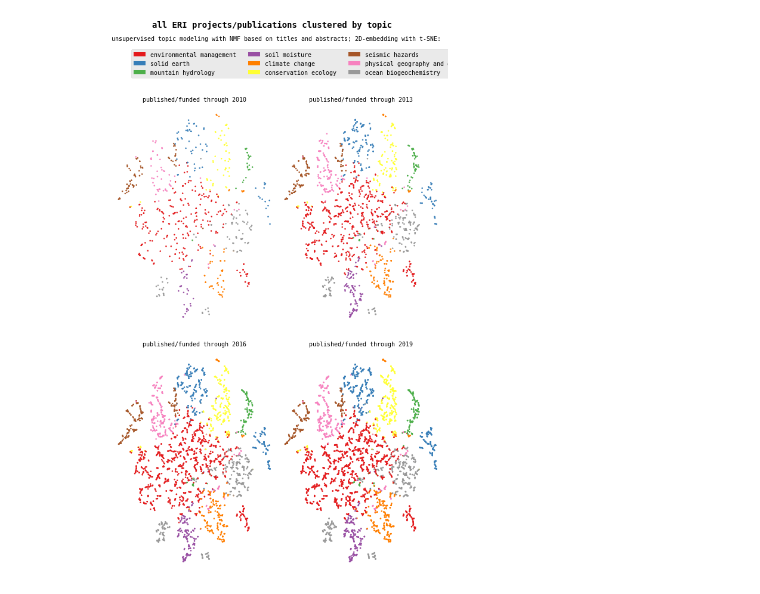
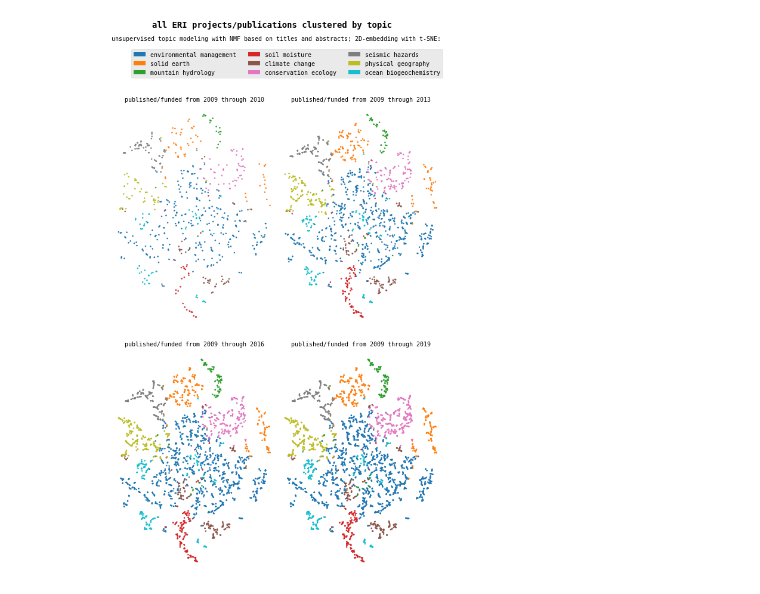
Before and after one commit to saralafia/ERI-maps, a Jupyter notebook: ERI-spatializations.ipynb, the cells around one changed output. Saved outputs shown, nothing was run; the diff lists cells and outputs as text; code cells hidden in the pictures.

```diff
--- a/ERI-spatializations.ipynb
+++ b/ERI-spatializations.ipynb
@@ -22,10 +35,9 @@ import matplotlib.patches as mpatches
 # %%
-# DATA Read in documents (articles, projects) from csv; combine title and abstract for topic model
-# TO DO: check/drop duplicates by title
+# DATA Read documents (articles, projects) from csv; create text column 'combined' (title, abstract)
 print("Loading documents")
+df = pd.read_csv("data/ERI-combined-full-2009-2019.csv")
+df['combined'] = df['title'].astype(str) + ' ' + df['abstract'].astype(str)
 print(len(df))
-df = pd.read_csv("data/ERI-combined-full-2009-2019.csv")
-df['combined'] = docs['title'].astype(str) + ' ' + docs['abstract'].astype(str)
 df.head()
 # %% [output]
 Loading documents
@@ -97,8 +123,7 @@ ocean carbon co2 phytoplankton global color optical organic export surface
 # %%
 # TOPIC MODEL transform tfidf-matrix into nmf-embedding to find document titles/authors most associated per topic
 nmf_embedding = nmf.transform(tfidf)
-
-top_idx = np.argsort(nmf_embedding,axis=0)[-5:]
+top_idx = np.argsort(nmf_embedding,axis=0)[-3:]
 
 count = 0
 for idxs in top_idx.T:
@@ -134,6 +159,6 @@ topics = ['environmental management',
           'climate change',
           'conservation ecology',
           'seismic hazards',
-          'physical geography and geology',
+          'physical geography',
           'ocean biogeochemistry']
 # %%
@@ -158,24 +183,25 @@ Documents to be embedded and visualized:
 # %%
-# VISUALIZE optional - create legend with custom symbology
+# VISUALIZE t-SNE, matplotlib; optional - create legend with custom symbology
 # plt.style.use('ggplot')
 
 # fig, axs = plt.subplots(1,1, figsize=(5, 5), facecolor='w', edgecolor='k')
 # fig.subplots_adjust(hspace = .1, wspace=.001)
 
-# legend_list = []
+legend_list = []
 
 # data = tsne_embedding
-# scatter = plt.scatter(data=data,x='x',y='y',s=4,c=data['hue'],cmap="Set1")
+# scatter = plt.scatter(data=data,x='x',y='y',s=4,c=data['hue'],cmap="Set2")
 # plt.axis('off')
 # plt.show()
 
-# colors = []
-# for i in range(len(topics)):
-#     idx = np.where(data['hue']==i)[0][0]
-#     color = scatter.get_facecolors()[idx]
-#     colors.append(color)
-#     legend_list.append(mpatches.Ellipse((0, 0), 1, 1, fc=color))
+colors = []
+for i in range(len(topics)):
+    idx = np.where(data['hue']==i)[0][0]
+    color = scatter.get_facecolors()[idx]
+    colors.append(color)
+    legend_list.append(mpatches.Ellipse((0, 0), 1, 1, fc=color))
 
+# # optional - hardcode colors in t-SNE plot
 # colors = np.array([[ 0.89411765,  0.10196079,  0.10980392,  1. ],
 #  [ 0.22685121,  0.51898501,  0.66574396,  1. ],
 #  [ 0.38731259,  0.57588621,  0.39148022,  1. ],
@@ -192,29 +218,29 @@ Documents to be embedded and visualized:
 #     color = colors[i]
 #     legend_list.append(mpatches.Ellipse((0, 0), 1, 1, fc=color))
 # %%
-# VISUALIZE show documents clustered by topic and color-coded by most-representative topic
+# VISUALIZE t-SNE, matplotlib; show documents clustered by topic and color-coded by most-representative topic
 matplotlib.rc('font',family='monospace')
 plt.style.use('ggplot')
 
 fig, axs = plt.subplots(2,2, figsize=(10, 15), facecolor='w', edgecolor='k')
 fig.subplots_adjust(hspace = .1, wspace=0)
 
 axs = axs.ravel()
 
 count = 0
 legend = []
 for year, idx in zip([2010,2013,2016,2019], range(4)):
     data = tsne_embedding[df['start_year']<=year]
-    scatter = axs[idx].scatter(data=data,x='x',y='y',s=4,c=data['hue'],cmap="Set1")
-    axs[idx].set_title('published/funded through {}'.format(year),**{'fontsize':'10'})
+    scatter = axs[idx].scatter(data=data,x='x',y='y',s=4,c=data['hue'],cmap="tab10")
+    axs[idx].set_title('published/funded from 2009 through {}'.format(year),**{'fontsize':'10'})
     axs[idx].axis('off')
 
 plt.suptitle("all ERI projects/publications clustered by topic",**{'fontsize':'14','weight':'bold'})
 plt.figtext(.51,0.95,'unsupervised topic modeling with NMF based on titles and abstracts; 2D-embedding with t-SNE:', **{'fontsize':'10','weight':'light'}, ha='center')
 
 fig.legend(legend_list,topics,loc=(0.1,0.89),ncol=3)
 plt.subplots_adjust(top=0.85)
 
 plt.show()
 # %% [output]
-[figure, old version]
+[figure, new version]
```
Also changed, not shown: parts of 7 cells of this notebook, 2 other files.
